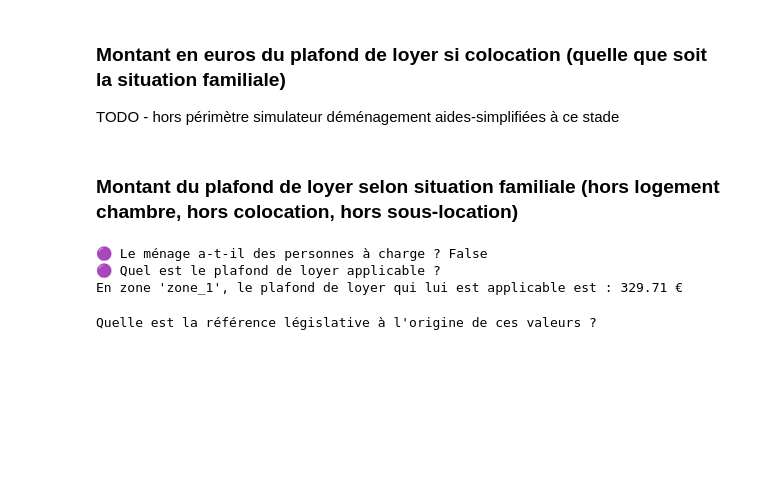
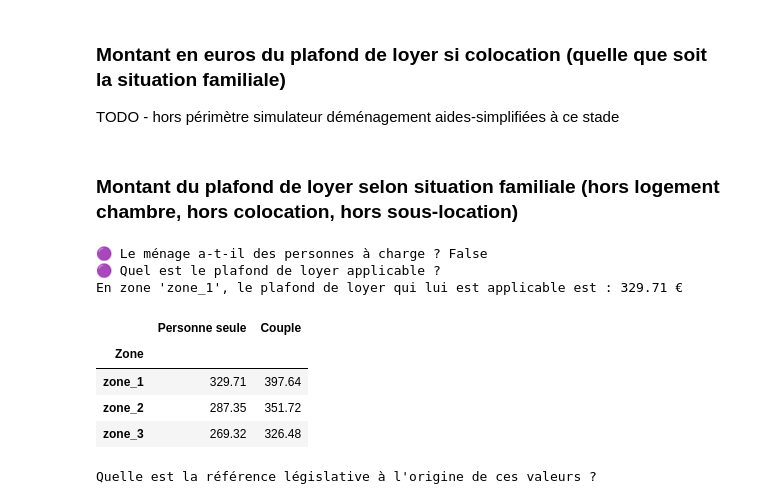
Before and after one commit to betagouv/aides-calculatrice-back, a Jupyter notebook: notebooks/apl_logement_ordinaire.ipynb, the cells around one changed output. Drawn from its saved outputs; the diff is of its cells as text; code cells hidden in the pictures; blank space fills up the shorter version.

```diff
--- a/notebooks/apl_logement_ordinaire.ipynb
+++ b/notebooks/apl_logement_ordinaire.ipynb
@@ -269,11 +269,7 @@ data_parametres_avec_personne_a_charge = {
     ('Personne seule ou couple', '3'): [get_plafond_loyer(parametres_locatif_zone_1, 3), get_plafond_loyer(parametres_locatif_zone_2, 3), get_plafond_loyer(parametres_locatif_zone_3, 3)],
     ('Personne seule ou couple', '4'): [get_plafond_loyer(parametres_locatif_zone_1, 4), get_plafond_loyer(parametres_locatif_zone_2, 4), get_plafond_loyer(parametres_locatif_zone_3, 4)],
     ('Personne seule ou couple', '5'): [get_plafond_loyer(parametres_locatif_zone_1, 5), get_plafond_loyer(parametres_locatif_zone_2, 5), get_plafond_loyer(parametres_locatif_zone_3, 5)],
-    ('', 'Par pàc sup.'): [
-        f'+ {parametres_locatif_zone_1.majoration_par_enf_supp}',
-        f'+ {parametres_locatif_zone_2.majoration_par_enf_supp}',
-        f'+ {parametres_locatif_zone_3.majoration_par_enf_supp}'
-        ]
+    ('', 'Par pàc sup.'): [parametres_locatif_zone_1.majoration_par_enf_supp, parametres_locatif_zone_2.majoration_par_enf_supp, parametres_locatif_zone_3.majoration_par_enf_supp]
 }
 
 index = Index([id_zone_1, id_zone_2, id_zone_3], name='Zone')
@@ -288,30 +284,41 @@ df_parametres_avec_personne_a_charge.columns.names = [None, 'Nombre de personnes
 # %%
 # IDENTIFICATION DU PLAFOND DE LOYER APPLICABLE
 
 from utils_calculate import get_latest_parameter_references
+
 
 if (~logement_chambre and ~coloc):  # TODO ajouter hors sous-location
     print(f"🟣 Le ménage a-t-il des personnes à charge ? {au_moins_une_personne_a_charge}")
     if au_moins_une_personne_a_charge:
         plafond_loyer_applicable = get_plafond_loyer(plafond_loyer_period_zone, al_nb_personnes_a_charge)
         loyer_plafond_toute_situation = plafond_loyer_applicable
 
-        if (al_nb_personnes_a_charge > 5):
-            print(f"Le ménage a plus de 5 personnes à charge : {al_nb_personnes_a_charge}")
         print("🟣 Quel est le plafond de loyer applicable ?")
-        print(f"En zone '{id_zone_apl_applicable}', le plafond de loyer qui lui est applicable est : {plafond_loyer_applicable} €")
-        df_parametres_avec_personne_a_charge.style.format(precision=NB_DECIMALES).map(colorie_reference, reference=plafond_loyer_applicable)
+        print(f"En zone '{id_zone_apl_applicable}', pour '{al_nb_personnes_a_charge}' personne(s) à charge, le plafond de loyer qui lui est applicable est : {plafond_loyer_applicable} €")
+
+        if al_nb_personnes_a_charge <= 5:
+            df_parametres_avec_personne_a_charge.style.format(precision=NB_DECIMALES).map(colorie_reference, reference=plafond_loyer_applicable)
+        else:
+            df_parametres_avec_personne_a_charge.style.format(precision=NB_DECIMALES).map(
+                colorie_reference,
+                reference=df_parametres_avec_personne_a_charge.loc[id_zone_apl_applicable, ''].values[0]  # valeur par pàc supplémentaire
+                )
     else:
         plafond_loyer_applicable = plafond_loyer_period_zone['personnes_seules' if celibataire else 'couples']
 
         loyer_plafond_toute_situation = plafond_loyer_applicable
         print("🟣 Quel est le plafond de loyer applicable ?")
         print(f"En zone '{id_zone_apl_applicable}', le plafond de loyer qui lui est applicable est : {plafond_loyer_applicable} €")
         df_parametres_sans_personne_a_charge.style.format(precision=NB_DECIMALES).map(colorie_reference, reference=plafond_loyer_applicable)
 # %% [output]
 🟣 Le ménage a-t-il des personnes à charge ? False
 🟣 Quel est le plafond de loyer applicable ?
 En zone 'zone_1', le plafond de loyer qui lui est applicable est : 329.71 €
+|  | Personne seule | Couple |
+| Zone |  |  |
+| zone_1 | 329.71 | 397.64 |
+| zone_2 | 287.35 | 351.72 |
+| zone_3 | 269.32 | 326.48 |
 # %%
 # EXEMPLE DE REFERENCE LEGISLATIVE
 
```
Also changed, not shown: parts of 5 cells of this notebook.
